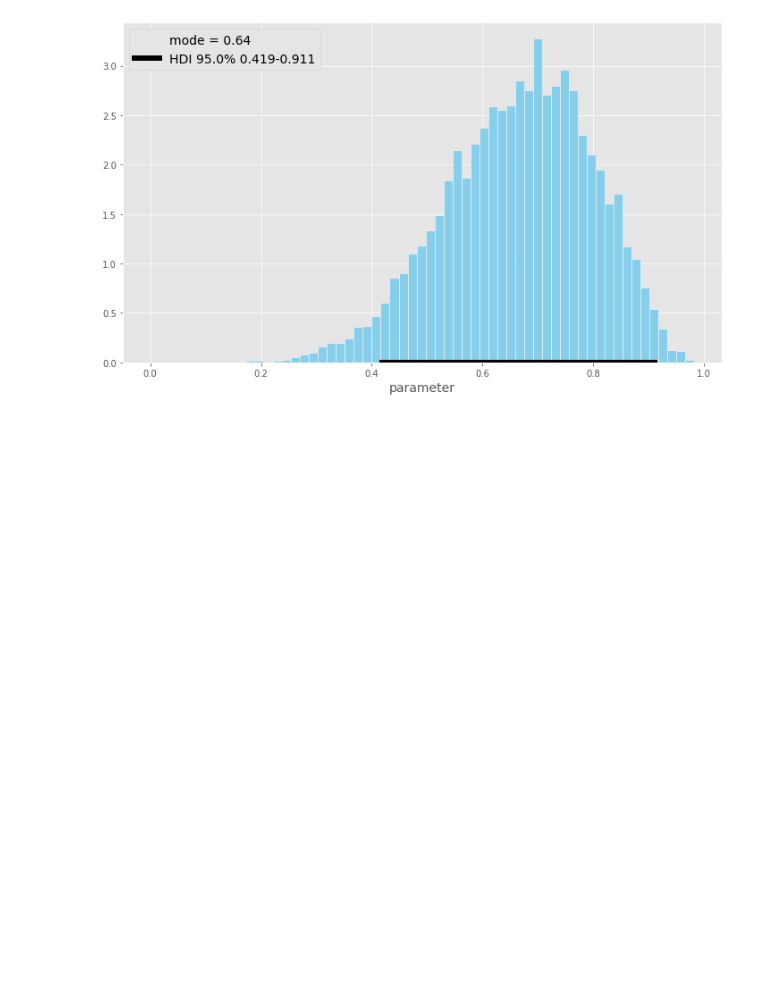
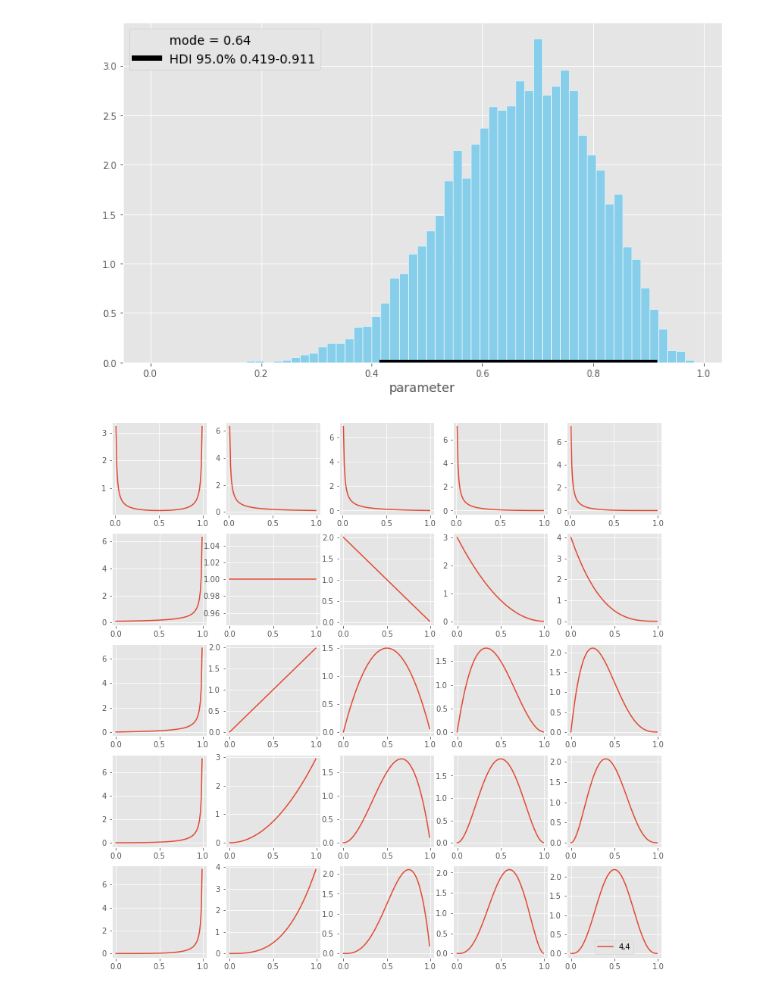
Before and after one commit to ayushmangupta/DataScience, a Jupyter notebook: MLImplementation/BayesianForDataAnalysis.ipynb, the cells around one changed output. Cells and saved outputs as stored; diff of their text form; code cells hidden in the pictures; blank space fills up the shorter version.

```diff
--- a/MLImplementation/BayesianForDataAnalysis.ipynb
+++ b/MLImplementation/BayesianForDataAnalysis.ipynb
@@ -339,3 +341,23 @@ plot_post(trace_sample,0.95)
  'ROPE_high': 0,
  'pc_in_ROPE': 0}
 [figure]
+# %%
+plt.figure(figsize=(13,13))
+ax = plt.subplot()
+
+a = [.1,1,2,3,4]
+b = [.1,1,2,3,4]
+
+#plt.figure(0)
+plots = []
+for i,ai in enumerate(a):
+    for j,bj in enumerate(b):
+        ax = plt.subplot2grid((5,5), (i,j))
+        x= np.arange(0,1,.01)
+        y= stats.beta.pdf(x,ai,bj)
+        ax.plot(x,y,label="{},{}".format(ai,bj))
+
+plt.legend()
+plt.show()
+# %% [output]
+[figure, added]
```
Also changed, not shown: parts of 2 cells of this notebook, 1 other file.
